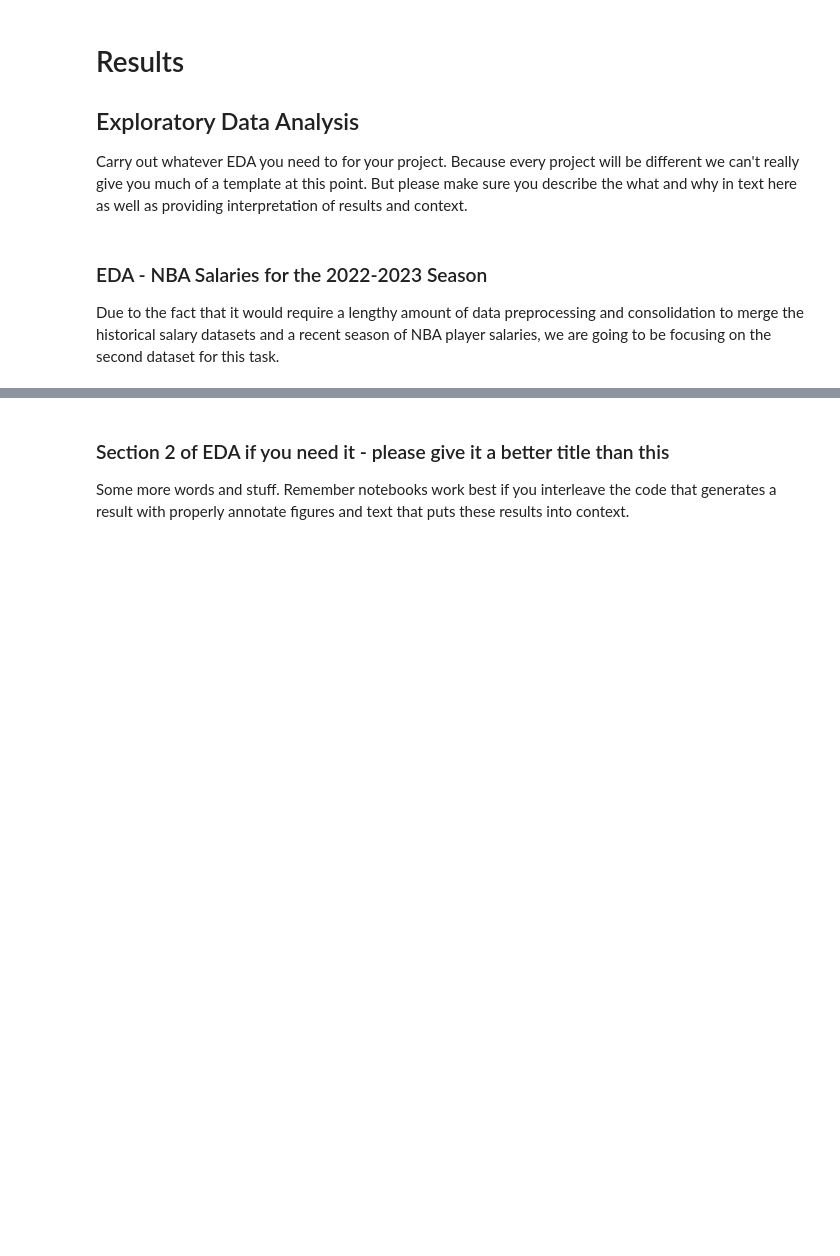
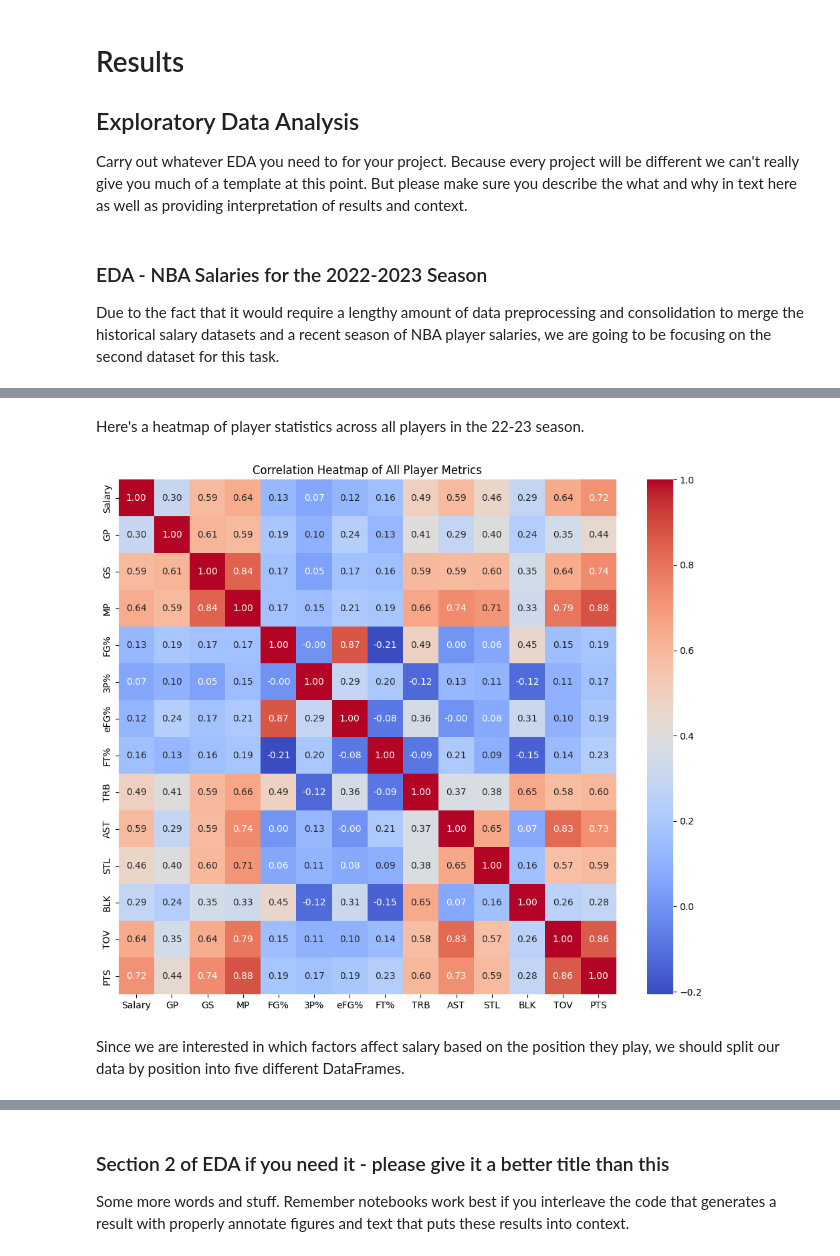
Before and after one commit to COGS108/Group048_WI24, a Jupyter notebook: EDACheckpoint_Group048_WI24.ipynb, the cells around one changed output, grey strips where cells are left out. Saved outputs shown, nothing was run; the diff lists cells and outputs as text; code cells hidden in the pictures; blank space fills up the shorter version.

```diff
--- a/EDACheckpoint_Group048_WI24.ipynb
+++ b/EDACheckpoint_Group048_WI24.ipynb
@@ -183,0 +249,11 @@ sns.histplot(data=df2, x='Salary')
+# %% [markdown]
+Here's a heatmap of player statistics across all players in the 22-23 season.
+# %%
+plt.figure(figsize=(12, 10))
+sns.heatmap(df2.drop(['Player Name', 'Position'], axis = 1).corr(), annot=True, cmap='coolwarm', fmt=".2f")
+plt.title('Correlation Heatmap of All Player Metrics')
+plt.show()
+# %% [output]
+[figure, added]
+# %% [markdown]
+Since we are interested in which factors affect salary based on the position they play, we should split our data by position into five different DataFrames.
```
Also changed, not shown: parts of 20 cells of this notebook, 1 other file.
